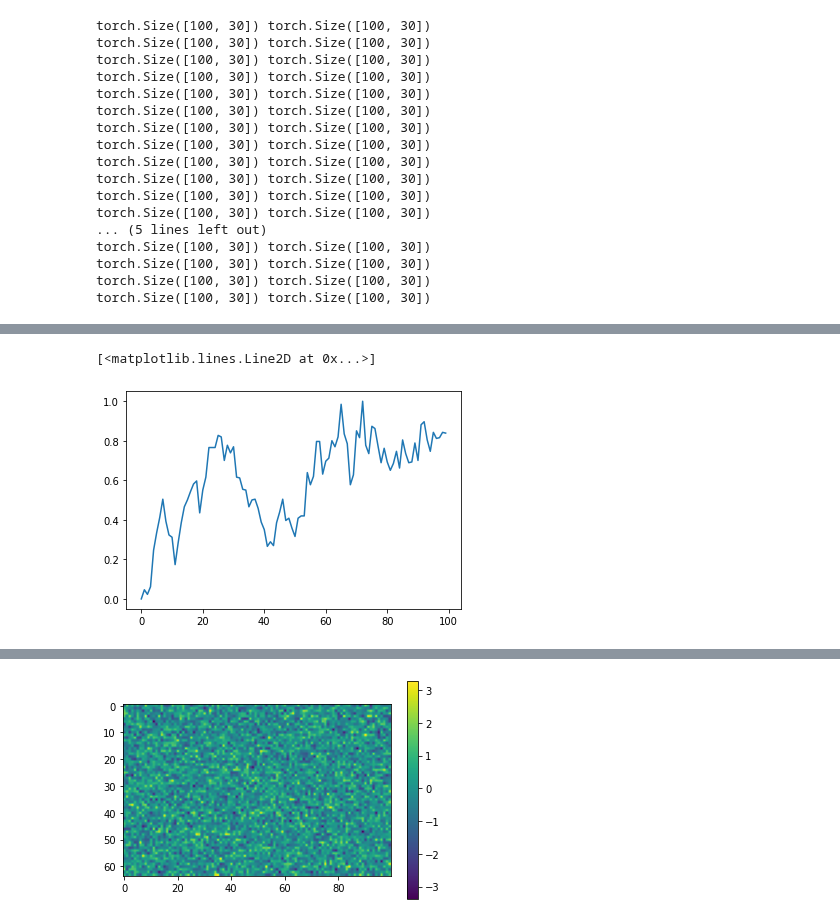
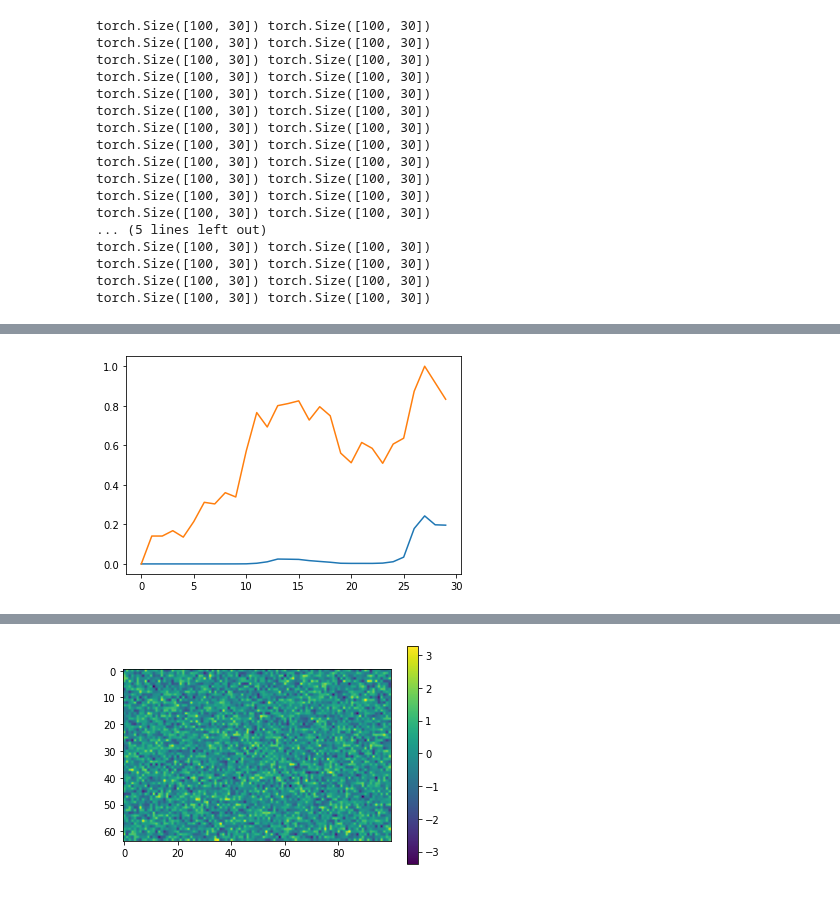
Before and after one commit to alunfes/1m-btc-data, a Jupyter notebook: PytorchAutoEncoder.ipynb, the cells around one changed output, grey strips where cells are left out. Cells and saved outputs as stored; diff of their text form; code cells hidden in the pictures.

```diff
--- a/PytorchAutoEncoder.ipynb
+++ b/PytorchAutoEncoder.ipynb
@@ -89,6 +89,7 @@ class CustomDataset(Dataset):
                 break
         return np.squeeze(x), np.squeeze(y)
 
+transform = transforms.Compose([transforms.ToTensor()])
 dataset = CustomDataset(1000000, 1300000, 30, 100)
 train_size = int(0.7 * len(dataset))
 val_size = int(0.1 * len(dataset))
@@ -97,7 +98,7 @@ val_set = torch.utils.data.Subset(dataset, range(train_size, train_size + val_si
 test_set = torch.utils.data.Subset(dataset, range(train_size + val_size, len(dataset)))
 train_dataloader = DataLoader(train_set, batch_size=100, shuffle=True)
 val_dataloader = DataLoader(val_set, batch_size=64)
-test_dataloader = DataLoader(test_set, batch_size=64)
+test_dataloader = DataLoader(test_set)
 for X_batch, y_batch in train_dataloader:
     print(X_batch.shape, y_batch.shape)
 # %% [output]
@@ -216,21 +251,0 @@ Epoch: 100/100, Loss: 51.369239443824405
-# %%
-def train(dataloader, model, loss_fn, optimizer):
-    size = len(dataloader.dataset)
-    model.train()
-    for batch, (x, y) in enumerate(dataloader):
-        pred = model(X)
-        loss = loss_fn(pred, y)
-
-        # Backpropagation
-        optimizer.zero_grad()
-        loss.backward()
-        optimizer.step()
-
-        if batch % 100 == 0:
-            loss, current = loss.item(), batch * len(X)
-            print(f"loss: {loss:>7f}  [{current:>5d}/{size:>5d}]")
-
-epochs = 5
-for t in range(epochs):
-    print(f"Epoch {t+1}\\n-------------------------------")
-    train(train_dataloader, model, loss_fn, optimizer)
@@ -250,5 +251,0 @@ plt.plot(train_dataloader.dataset[1000][0])
-# %%
-plt.plot(train_dataloader.dataset[1000][1])
-# %% [output]
-[<matplotlib.lines.Line2D at 0x...>]
-[figure, removed]
@@ -288,0 +252,14 @@ output_ln = forward_ln(input_data)
+# %%
+'''
+Sets the module in evaluation mode.
+This has any effect only on certain modules. See documentations of particular modules for details of their behaviors in training/evaluation mode, if they are affected, e.g. Dropout, BatchNorm, etc.
+This is equivalent with self.train(False).
+'''
+model.eval()
+with torch.no_grad():
+    for x, y in test_dataloader:
+        plt.plot(np.squeeze(model(x).detach().numpy().copy()))
+        plt.plot(np.squeeze(y.detach().numpy().copy()))
+        break
+# %% [output]
+[figure, added]
```
Also changed, not shown: parts of 14 cells of this notebook.
